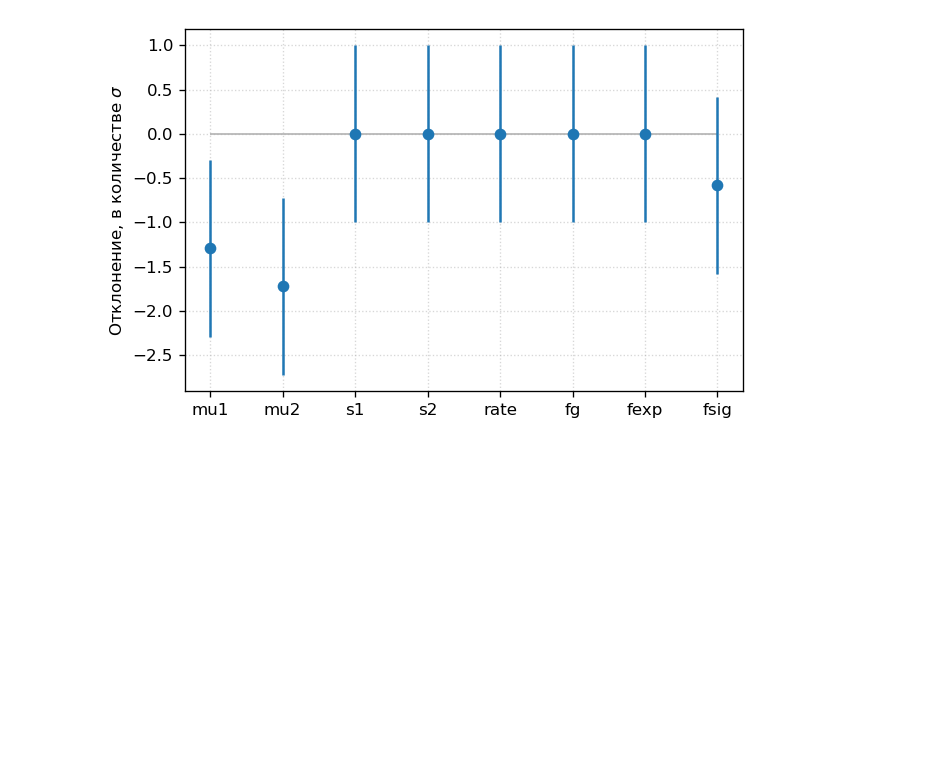
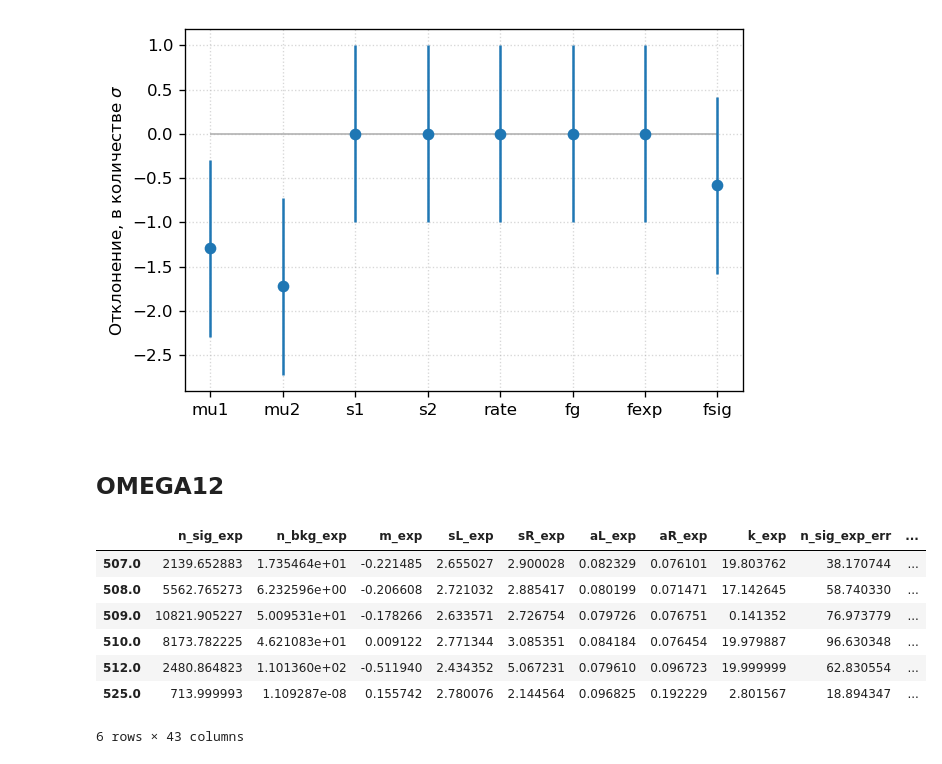
Before and after one commit to nikita-p/kskl20, a Jupyter notebook: notebooks/03. Cross section.ipynb, the cells around one changed output. Saved outputs shown, nothing was run; the diff lists cells and outputs as text; code cells hidden in the pictures; blank space fills up the shorter version.

```diff
--- a/notebooks/03. Cross section.ipynb
+++ b/notebooks/03. Cross section.ipynb
@@ -253,3 +256,9 @@ plt.xticks(range(len(x0)), var);
 # del valsE, valsM, errsE, errsM
 # %% [output]
 [figure]
+# %% [markdown]
+## OMEGA12
+# %%
+df_signal = pd.read_csv('../data/12_omega/results/signal.csv', index_col=0)
+df_tr = pd.read_csv('../data/12_omega/results/triggers.csv', index_col=0)
+df_lum = pd.read_csv('../data/12_omega/results/lum.csv', index_col=['energy'])
@@ -255,0 +277,11 @@ plt.xticks(range(len(x0)), var);
+# %%
+df
+# %% [output]
+|  | n_sig_exp | n_bkg_exp | m_exp | sL_exp | sR_exp | aL_exp | aR_exp | k_exp | n_sig_exp_err | ... |
+| 507.0 | 2139.652883 | 1.735464e+01 | -0.221485 | 2.655027 | 2.900028 | 0.082329 | 0.076101 | 19.803762 | 38.170744 | ... |
+| 508.0 | 5562.765273 | 6.232596e+00 | -0.206608 | 2.721032 | 2.885417 | 0.080199 | 0.071471 | 17.142645 | 58.740330 | ... |
+| 509.0 | 10821.905227 | 5.009531e+01 | -0.178266 | 2.633571 | 2.726754 | 0.079726 | 0.076751 | 0.141352 | 76.973779 | ... |
+| 510.0 | 8173.782225 | 4.621083e+01 | 0.009122 | 2.771344 | 3.085351 | 0.084184 | 0.076454 | 19.979887 | 96.630348 | ... |
+| 512.0 | 2480.864823 | 1.101360e+02 | -0.511940 | 2.434352 | 5.067231 | 0.079610 | 0.096723 | 19.999999 | 62.830554 | ... |
+| 525.0 | 713.999993 | 1.109287e-08 | 0.155742 | 2.780076 | 2.144564 | 0.096825 | 0.192229 | 2.801567 | 18.894347 | ... |
+6 rows × 43 columns
```
Also changed, not shown: parts of 16 cells of this notebook, 21 other files.
